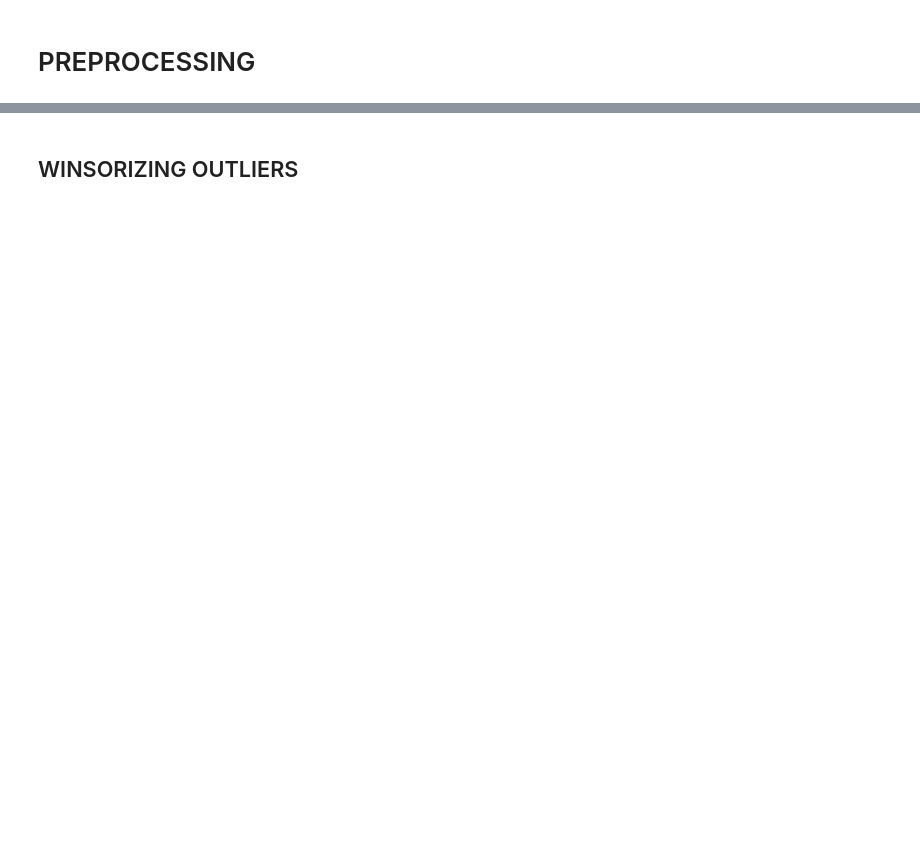
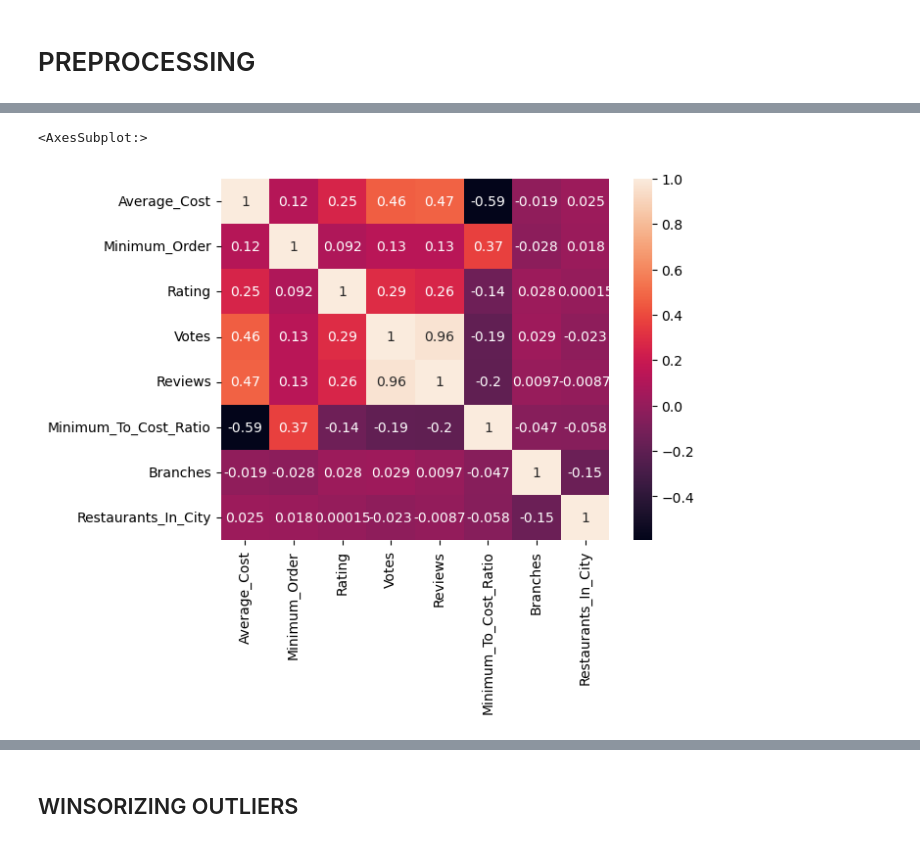
Before and after one commit to Inixius/Food-Delivery-Time---Classification, a Jupyter notebook: Food Delivery Time.ipynb, the cells around one changed output, grey strips where cells are left out. Drawn from its saved outputs; the diff is of its cells as text; code cells hidden in the pictures; blank space fills up the shorter version.

```diff
--- a/Food Delivery Time.ipynb
+++ b/Food Delivery Time.ipynb
@@ -7,21 +10,5 @@ from sklearn.metrics import accuracy_score, precision_score, recall_score, f1_sc
 # PREPROCESSING
 # %%
 train = pd.read_excel("train.xlsx")
-train.drop_duplicates(inplace = True)
-train.reset_index(drop = True, inplace = True)
-train["Average_Cost"] = train.Average_Cost.apply(lambda x : ''.join(x.split('₹')[1:]))
-train['Average_Cost'] = train['Average_Cost'].str.replace(',', '')
-train['Average_Cost'] = pd.to_numeric(train['Average_Cost'])
-train["Minimum_Order"] = train.Minimum_Order.apply(lambda x : ''.join(x.split('₹')[1:]))
-train['Minimum_Order'] = pd.to_numeric(train['Minimum_Order'])
-train['Rating'] = pd.to_numeric(train['Rating'], errors = 'coerce')
-train['Votes'] = pd.to_numeric(train['Votes'], errors = 'coerce')
-train['Reviews'] = pd.to_numeric(train['Reviews'], errors = 'coerce')
-train['Average_Cost'] = train['Average_Cost'].fillna(train['Average_Cost'].mean())
-train['Rating'] = train['Rating'].fillna(0)
-train['Votes'] = train['Votes'].fillna(0)
-train['Reviews'] = train['Reviews'].fillna(0)
-train['Minimum_To_Cost_Ratio'] = train['Minimum_Order']/train['Average_Cost']
-train['Branches'] = train['Restaurant'].map(train['Restaurant'].value_counts())
-train['Restaurants_Count'] = train['Location'].map(train['Location'].value_counts())
-train.drop(['Restaurant'], axis = 1, inplace = True)
+test = pd.read_excel("test.xlsx")
+train.head()
@@ -58,0 +200,6 @@ train['City'] = city
+# %%
+corr = train.corr()
+sns.heatmap(corr, annot = True)
+# %% [output]
+<AxesSubplot:>
+[figure, added]
```
Also changed, not shown: parts of 44 cells of this notebook.
